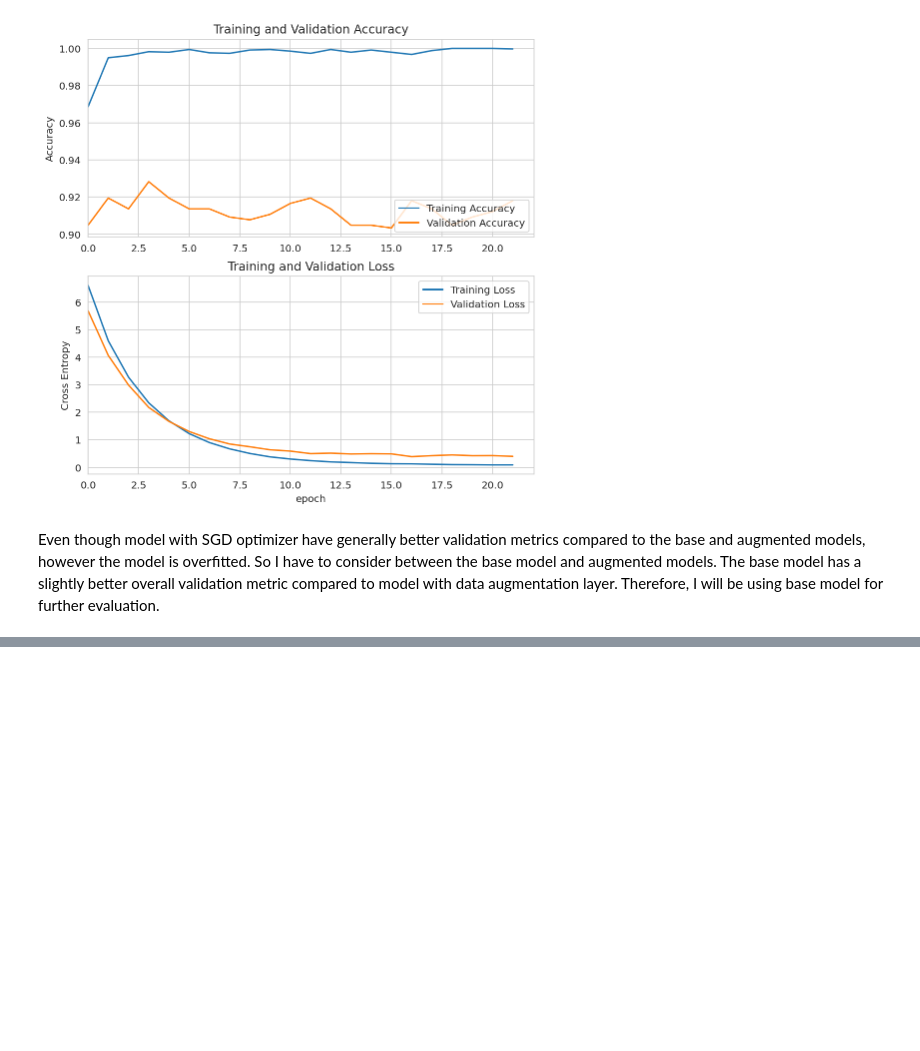
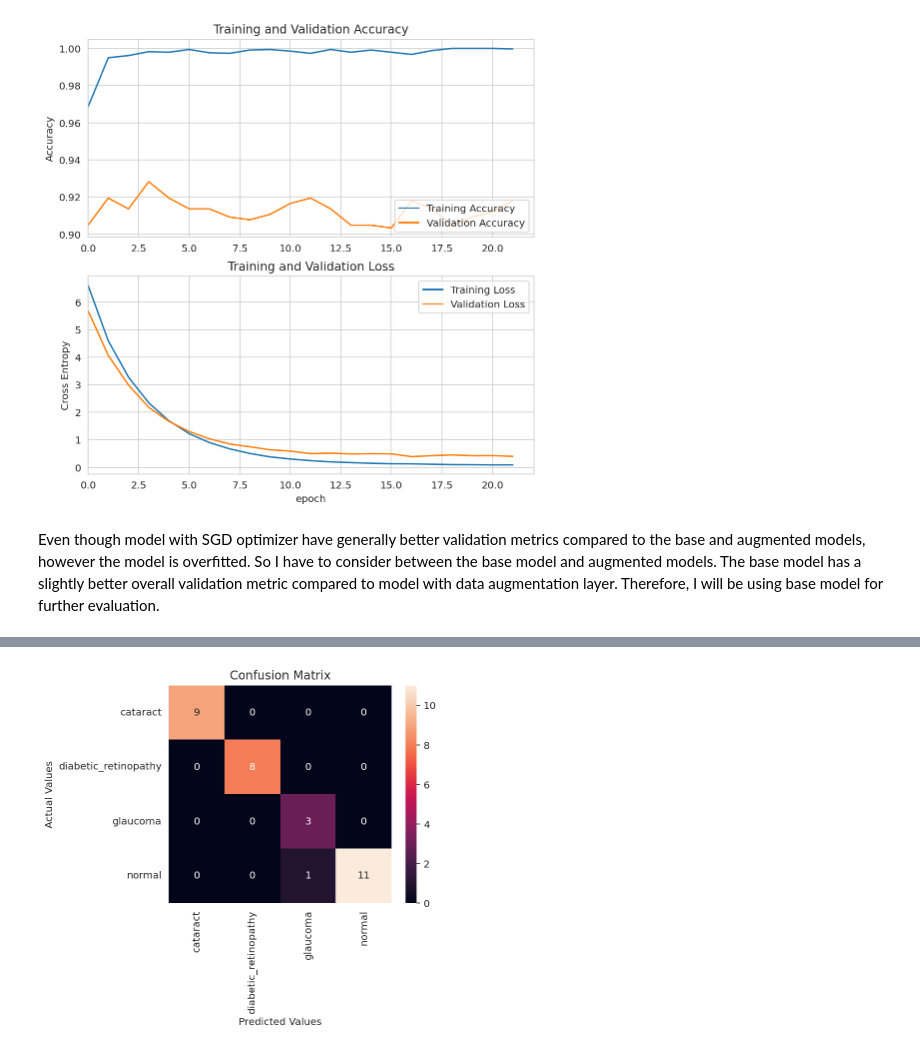
Before and after one commit to yxmauw/eye-disease-classification, a Jupyter notebook: EfficientNet.ipynb, the cells around one changed output, grey strips where cells are left out. Cells and saved outputs as stored; diff of their text form; code cells hidden in the pictures; blank space fills up the shorter version.

```diff
--- a/EfficientNet.ipynb
+++ b/EfficientNet.ipynb
@@ -628,5 +647,5 @@ __References:__
 # %%
 # choose model for evaluation
 # load model
-model = tf.keras.models.load_model("drive/MyDrive/Colab Notebooks/ENet_augm_ep26_val0.371",
+model = tf.keras.models.load_model("drive/MyDrive/Colab Notebooks/ENet_ep9_val0.449",
                                    custom_objects={'get_f1': get_f1})
@@ -632,0 +683,10 @@ model = tf.keras.models.load_model("drive/MyDrive/Colab Notebooks/ENet_augm_ep26
+# %%
+images, true_labels = test_ds.as_numpy_iterator().next() # true labels for one batch within test_ds
+# preds = model.predict(images).argmax(axis=1)
+preds = model.predict(images)
+idx = np.argmax(preds, axis=-1)
+preds = np.zeros( preds.shape )
+preds[ np.arange(preds.shape[0]), idx] = 1
+# print('True labels:', true_labels.argmax(axis=1)[:5])
+print('True labels:', true_labels[:5])
+print('Predicted labels:', preds[:5])
@@ -632,0 +704,19 @@ model = tf.keras.models.load_model("drive/MyDrive/Colab Notebooks/ENet_augm_ep26
+# %%
+# confusion matrix using seaborn heatmap
+from sklearn.metrics import confusion_matrix
+# Creating  a confusion matrix,which compares the y_test and y_pred
+cm = confusion_matrix(true_labels.argmax(axis=1), preds.argmax(axis=1))
+# Creating a dataframe for a array-formatted Confusion matrix,so it will be easy for plotting.
+cm_df = pd.DataFrame(cm,
+                     index = class_names,
+                     columns = class_names)
+# %%
+#Plotting the confusion matrix for just 1 batch
+plt.figure(figsize=(5,4))
+sns.heatmap(cm_df, annot=True)
+plt.title('Confusion Matrix')
+plt.ylabel('Actual Values')
+plt.xlabel('Predicted Values')
+plt.show()
+# %% [output]
+[figure, added]
```
Also changed, not shown: parts of 12 cells of this notebook.
